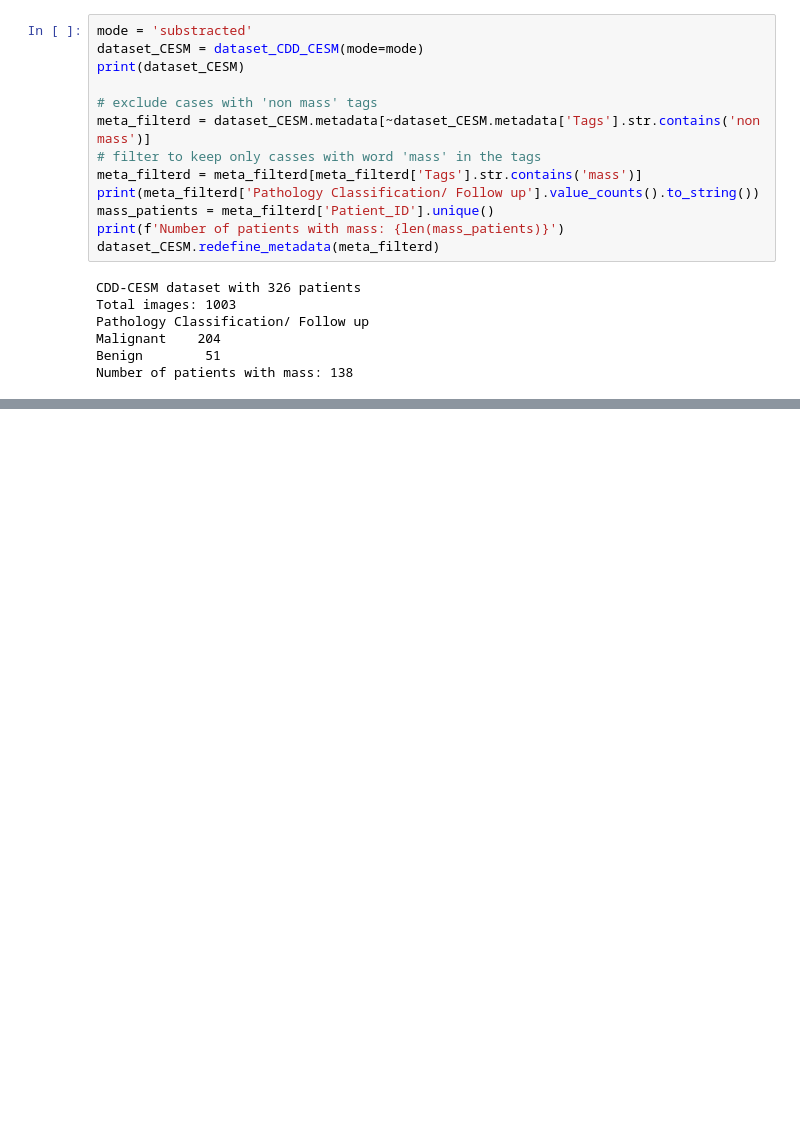
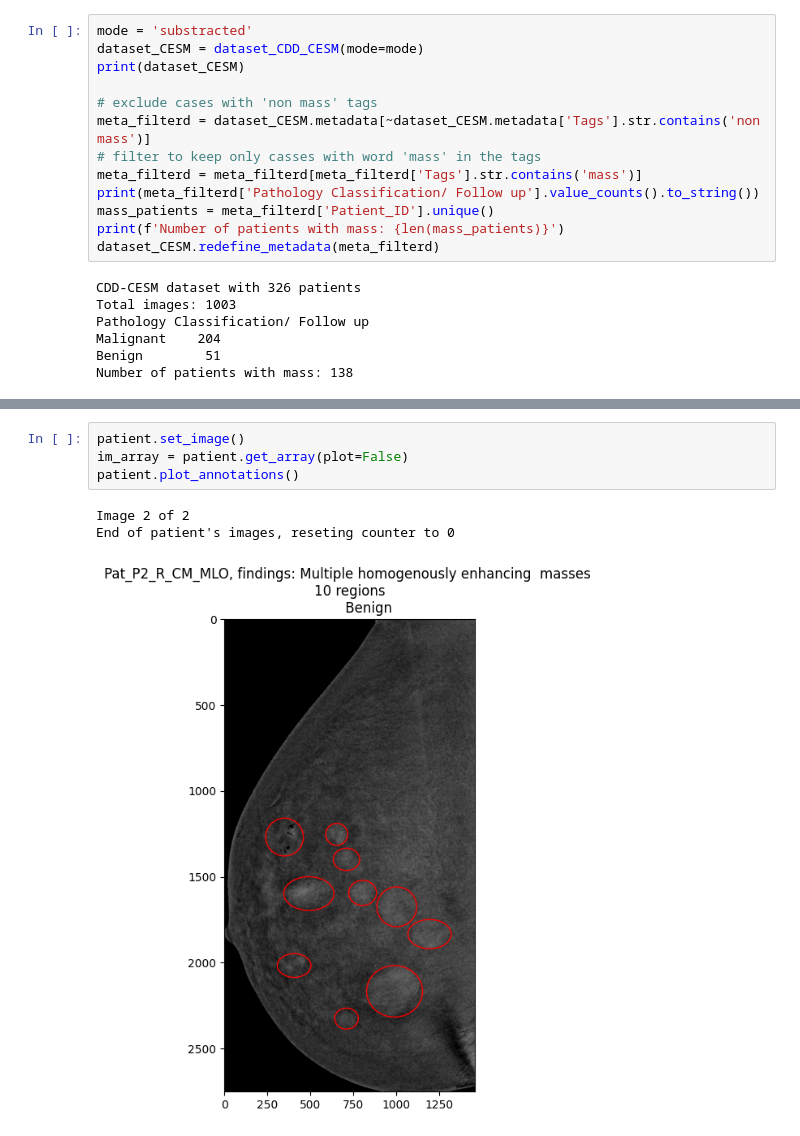
Before and after one commit to Likalto4/CEM-Detect, a Jupyter notebook: data_analysis/lesion_definition.ipynb, the cells around one changed output, grey strips where cells are left out. Saved outputs shown, nothing was run; the diff lists cells and outputs as text; blank space fills up the shorter version.

Commit message:
solved issue with patient reading

```diff
--- a/data_analysis/lesion_definition.ipynb
+++ b/data_analysis/lesion_definition.ipynb
@@ -39,2 +39,10 @@ patient
 # %% [output]
 Patient 2 with 2 images
+# %%
+patient.set_image()
+im_array = patient.get_array(plot=False)
+patient.plot_annotations()
+# %% [output]
+Image 2 of 2
+End of patient's images, reseting counter to 0
+[figure, added]
```
Also changed, not shown: parts of 1 cell of this notebook, 1 other file.
